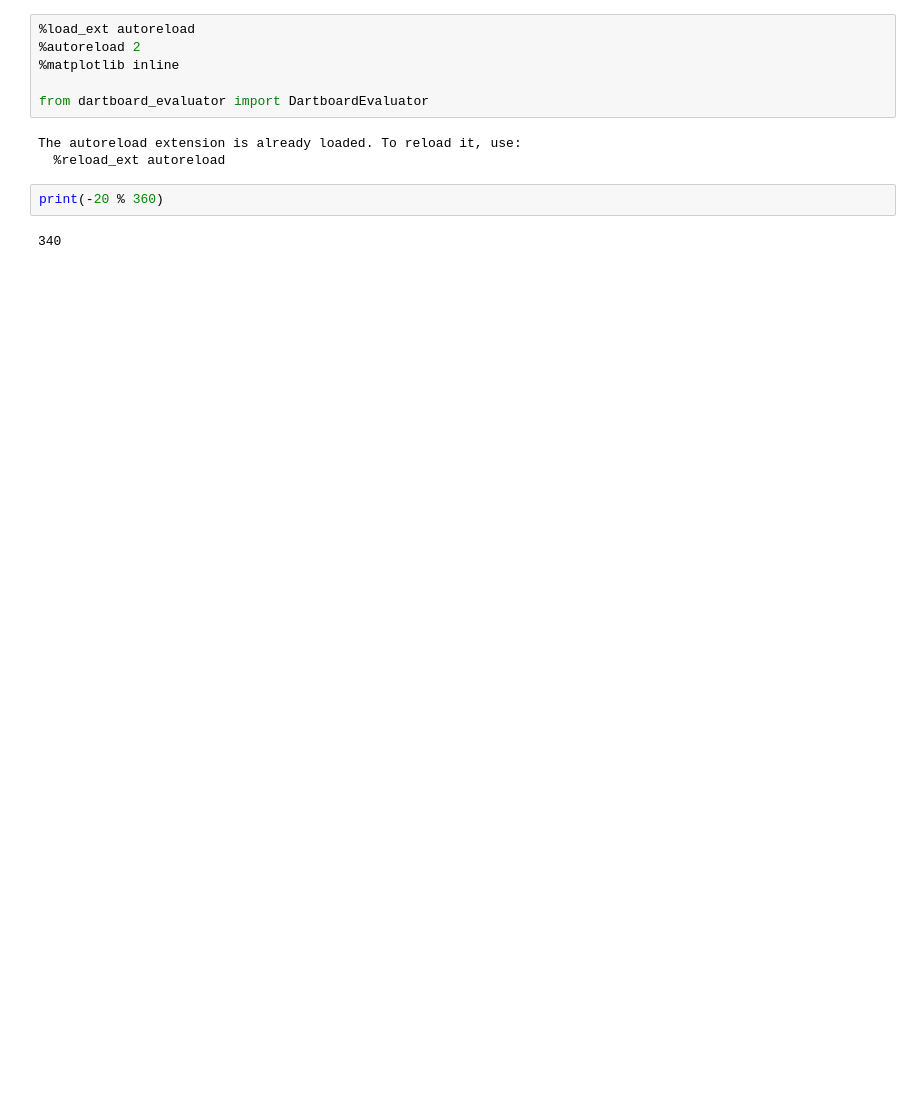
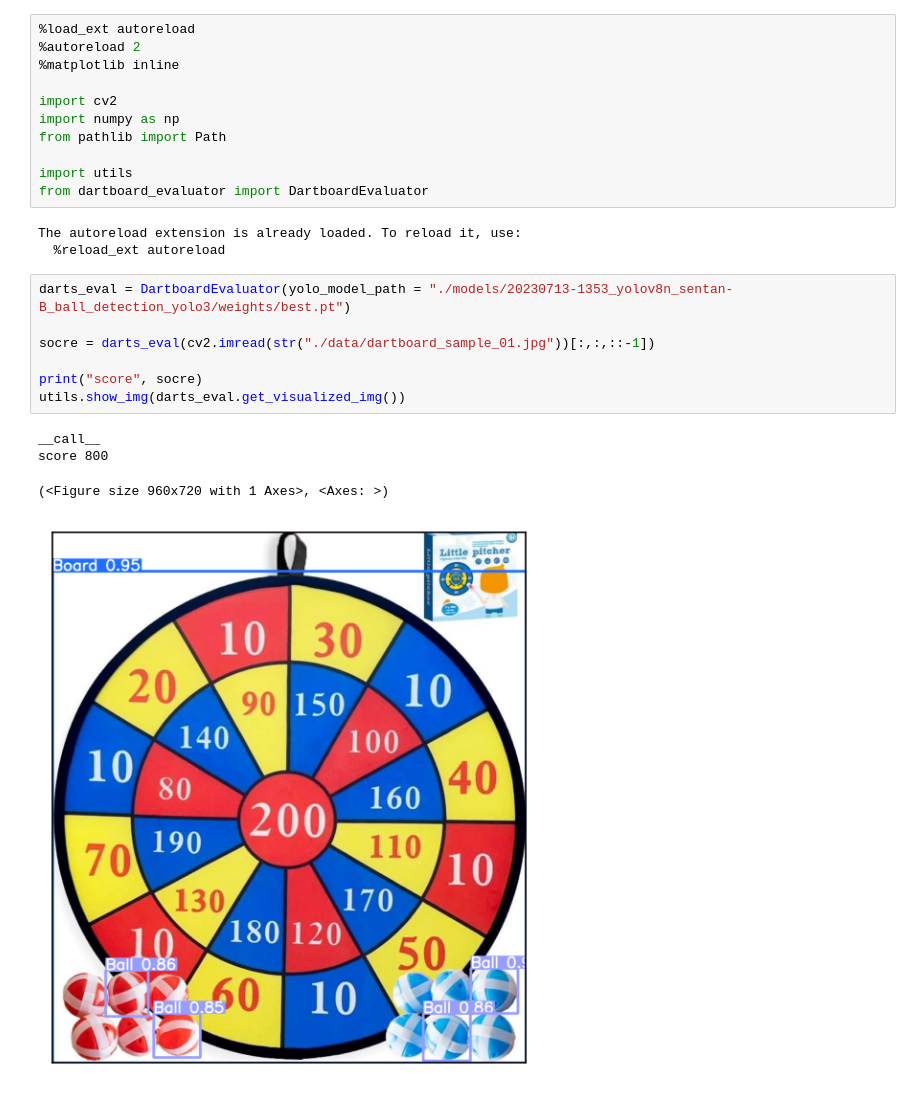
Before and after one commit to hrhrkeee/2023_sentan_B, a Jupyter notebook: 20230727_Dartboard_Detection/02_ダーツボードのボールを検出・評価点算出.ipynb, the cells around one changed output. Drawn from its saved outputs; the diff is of its cells as text; blank space fills up the shorter version.

```diff
--- a/20230727_Dartboard_Detection/02_ダーツボードのボールを検出・評価点算出.ipynb
+++ b/20230727_Dartboard_Detection/02_ダーツボードのボールを検出・評価点算出.ipynb
@@ -3,14 +3,27 @@
 %autoreload 2
 %matplotlib inline
 
+import cv2
+import numpy as np
+from pathlib import Path
+
+import utils
 from dartboard_evaluator import DartboardEvaluator
 # %% [output]
 The autoreload extension is already loaded. To reload it, use:
   %reload_ext autoreload
-# %%
-print(-20 % 360)
-# %% [output]
-340
+# %%
+darts_eval = DartboardEvaluator(yolo_model_path = "./models/20230713-1353_yolov8n_sentan-B_ball_detection_yolo3/weights/best.pt")
+
+socre = darts_eval(cv2.imread(str("./data/dartboard_sample_01.jpg"))[:,:,::-1])
+
+print("score", socre)
+utils.show_img(darts_eval.get_visualized_img())
+# %% [output]
+__call__
+score 800
+(<Figure size 960x720 with 1 Axes>, <Axes: >)
+[figure, added]
 # %%
 darts_list = [
     {
```
Also changed, not shown: parts of 1 cell of this notebook, 2 other files.
